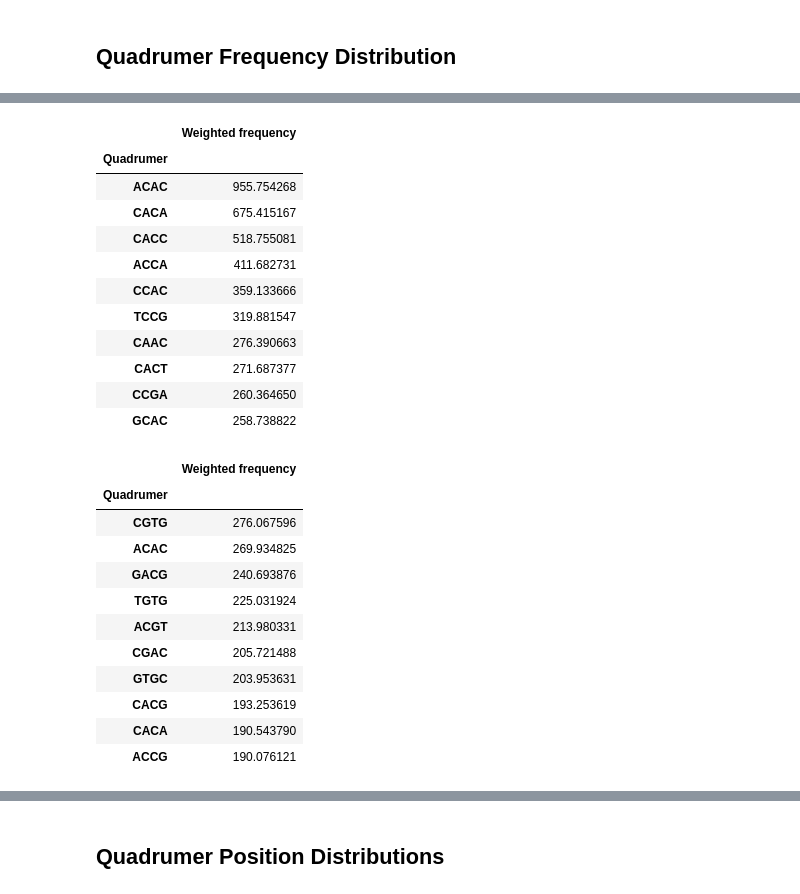
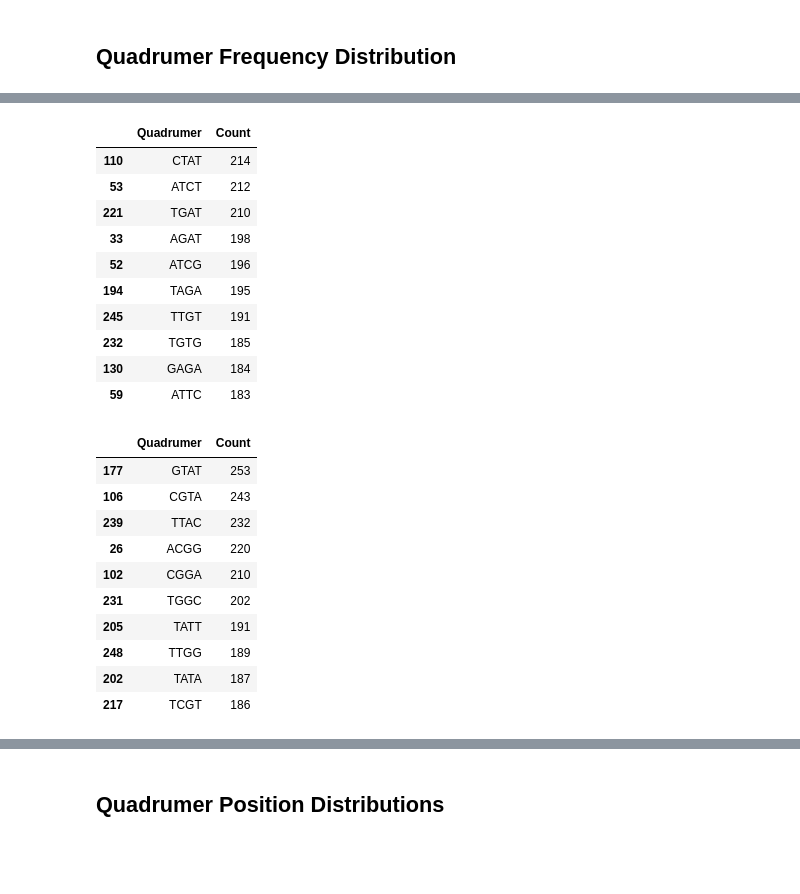
Before and after one commit to Xiaoqi-Sun/aptamer_scoring, a Jupyter notebook: notebooks/NPY Data Analysis of published seq.ipynb, the cells around one changed output, grey strips where cells are left out. Cells and saved outputs as stored; diff of their text form; code cells hidden in the pictures; blank space fills up the shorter version.

```diff
--- a/notebooks/NPY Data Analysis of published seq.ipynb
+++ b/notebooks/NPY Data Analysis of published seq.ipynb
@@ -77,2 +70,19 @@ for i in np.arange(2,7):
+# %%
+repo_url = 'https://raw.githubusercontent.com/Xiaoqi-Sun/aptamer_scoring/main/'
+
+
+# NPY - trimer
+
+R4_full_table_trimer = pd.read_csv(repo_url+'NPY%20processed%20data/R4_full_table_trimer.csv',index_col=0)
+R4_frequency_trimer = pd.read_csv(repo_url+'NPY%20processed%20data/R4_frequency_trimer.csv',index_col=0)
+R6_full_table_trimer = pd.read_csv(repo_url+'NPY%20processed%20data/R6_full_table_trimer.csv',index_col=0)
+R6_frequency_trimer = pd.read_csv(repo_url+'NPY%20processed%20data/R6_frequency_trimer.csv',index_col=0)
+
+
+# NPY - quadrumer
+R4_full_table_quadrumer = pd.read_csv(repo_url+'NPY%20processed%20data/R4_full_table_quadrumer.csv',index_col=0)
+R4_frequency_quadrumer = pd.read_csv(repo_url+'NPY%20processed%20data/R4_frequency_quadrumer.csv',index_col=0)
+R6_full_table_quadrumer =  pd.read_csv(repo_url+'NPY%20processed%20data/R6_full_table_quadrumer.csv',index_col=0)
+R6_frequency_quadrumer = pd.read_csv(repo_url+'NPY%20processed%20data/R6_frequency_quadrumer.csv',index_col=0)
 # %% [markdown]
 ## Quadrumer Frequency Distribution
@@ -79,33 +109,31 @@ for i in np.arange(2,7):
 # %%
-R6E_top10 = R6E_frequency.sort_values('Weighted frequency',ascending=False).head(10)
-R6E_top10
+R6_top10_quad = R6_frequency_quadrumer.sort_values('Count',ascending=False).head(10)
+R6_top10_quad
 # %% [output]
-|  | Weighted frequency |
-| Quadrumer |  |
-| ACAC | 955.754268 |
-| CACA | 675.415167 |
-| CACC | 518.755081 |
-| ACCA | 411.682731 |
-| CCAC | 359.133666 |
-| TCCG | 319.881547 |
-| CAAC | 276.390663 |
-| CACT | 271.687377 |
-| CCGA | 260.364650 |
-| GCAC | 258.738822 |
+|  | Quadrumer | Count |
+| 110 | CTAT | 214 |
+| 53 | ATCT | 212 |
+| 221 | TGAT | 210 |
+| 33 | AGAT | 198 |
+| 52 | ATCG | 196 |
+| 194 | TAGA | 195 |
+| 245 | TTGT | 191 |
+| 232 | TGTG | 185 |
+| 130 | GAGA | 184 |
+| 59 | ATTC | 183 |
 # %%
-R6C_top10 = R6C_frequency.sort_values('Weighted frequency',ascending=False).head(10)
-R6C_top10
+R4_top10_quad = R4_frequency_quadrumer.sort_values('Count',ascending=False).head(10)
+R4_top10_quad
 # %% [output]
-|  | Weighted frequency |
-| Quadrumer |  |
-| CGTG | 276.067596 |
-| ACAC | 269.934825 |
-| GACG | 240.693876 |
-| TGTG | 225.031924 |
-| ACGT | 213.980331 |
-| CGAC | 205.721488 |
-| GTGC | 203.953631 |
-| CACG | 193.253619 |
-| CACA | 190.543790 |
-| ACCG | 190.076121 |
+|  | Quadrumer | Count |
+| 177 | GTAT | 253 |
+| 106 | CGTA | 243 |
+| 239 | TTAC | 232 |
+| 26 | ACGG | 220 |
+| 102 | CGGA | 210 |
+| 231 | TGGC | 202 |
+| 205 | TATT | 191 |
+| 248 | TTGG | 189 |
+| 202 | TATA | 187 |
+| 217 | TCGT | 186 |
 # %%
```
Also changed, not shown: parts of 22 cells of this notebook, 8 other files.
